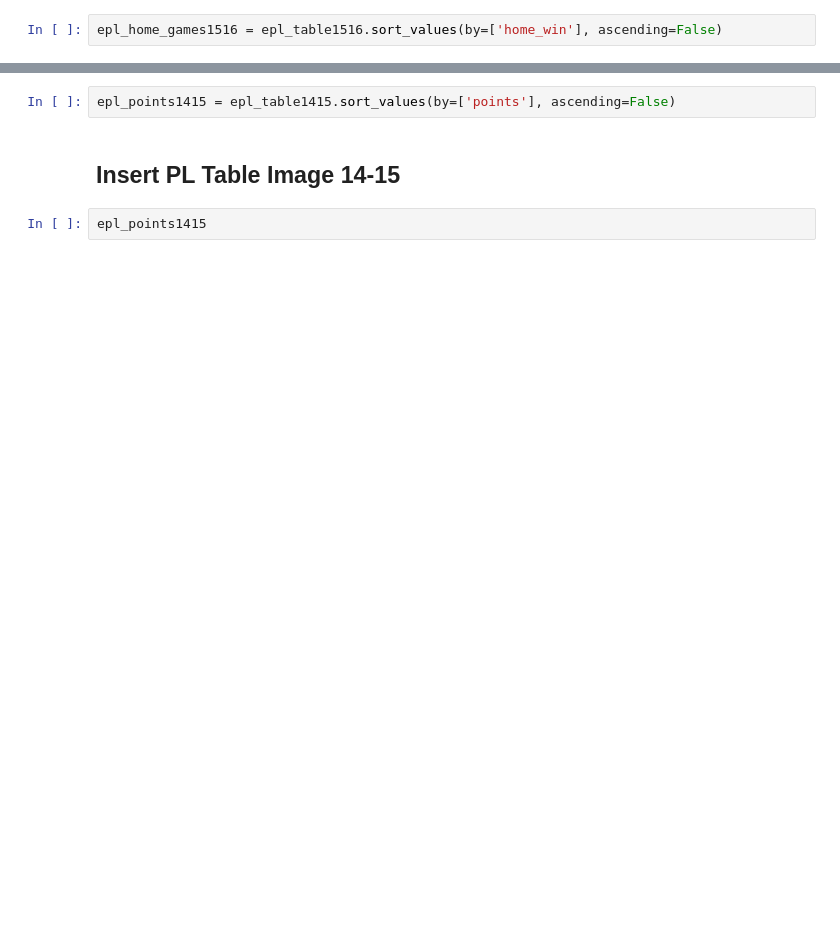
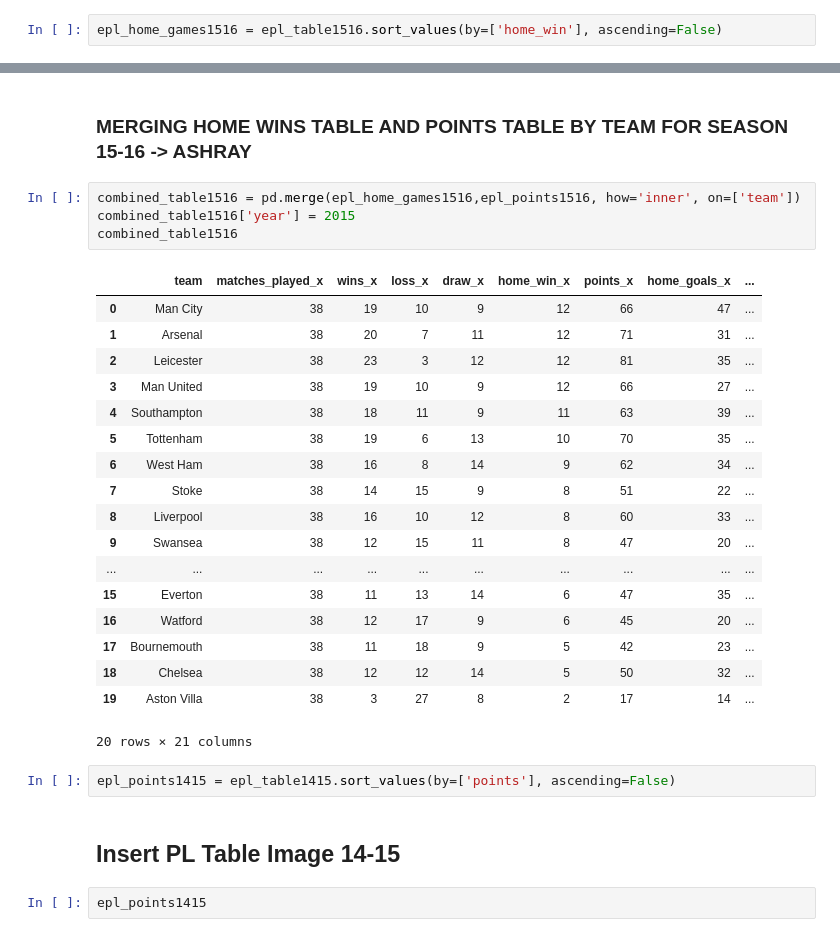
Before and after one commit to vsehgal1/320Final, a Jupyter notebook: 320Final_Project.ipynb, the cells around one changed output, grey strips where cells are left out. Saved outputs shown, nothing was run; the diff lists cells and outputs as text; blank space fills up the shorter version.

```diff
--- a/320Final_Project.ipynb
+++ b/320Final_Project.ipynb
@@ -575,3 +650,28 @@ epl_points1516.plot(x='team', y='home_win%', kind='scatter',
+# %% [markdown]
+### MERGING HOME WINS TABLE AND POINTS TABLE BY TEAM FOR SEASON 15-16 -> ASHRAY
+# %%
+combined_table1516 = pd.merge(epl_home_games1516,epl_points1516, how='inner', on=['team'])
+combined_table1516['year'] = 2015
+combined_table1516
+# %% [output]
+|  | team | matches_played_x | wins_x | loss_x | draw_x | home_win_x | points_x | home_goals_x | ... |
+| 0 | Man City | 38 | 19 | 10 | 9 | 12 | 66 | 47 | ... |
+| 1 | Arsenal | 38 | 20 | 7 | 11 | 12 | 71 | 31 | ... |
+| 2 | Leicester | 38 | 23 | 3 | 12 | 12 | 81 | 35 | ... |
+| 3 | Man United | 38 | 19 | 10 | 9 | 12 | 66 | 27 | ... |
+| 4 | Southampton | 38 | 18 | 11 | 9 | 11 | 63 | 39 | ... |
+| 5 | Tottenham | 38 | 19 | 6 | 13 | 10 | 70 | 35 | ... |
+| 6 | West Ham | 38 | 16 | 8 | 14 | 9 | 62 | 34 | ... |
+| 7 | Stoke | 38 | 14 | 15 | 9 | 8 | 51 | 22 | ... |
+| 8 | Liverpool | 38 | 16 | 10 | 12 | 8 | 60 | 33 | ... |
+| 9 | Swansea | 38 | 12 | 15 | 11 | 8 | 47 | 20 | ... |
+| ... | ... | ... | ... | ... | ... | ... | ... | ... | ... |
+| 15 | Everton | 38 | 11 | 13 | 14 | 6 | 47 | 35 | ... |
+| 16 | Watford | 38 | 12 | 17 | 9 | 6 | 45 | 20 | ... |
+| 17 | Bournemouth | 38 | 11 | 18 | 9 | 5 | 42 | 23 | ... |
+| 18 | Chelsea | 38 | 12 | 12 | 14 | 5 | 50 | 32 | ... |
+| 19 | Aston Villa | 38 | 3 | 27 | 8 | 2 | 17 | 14 | ... |
+20 rows × 21 columns
 # %%
 epl_points1415 = epl_table1415.sort_values(by=['points'], ascending=False)
 # %% [markdown]
```
Also changed, not shown: parts of 41 cells of this notebook, 1 other file.
